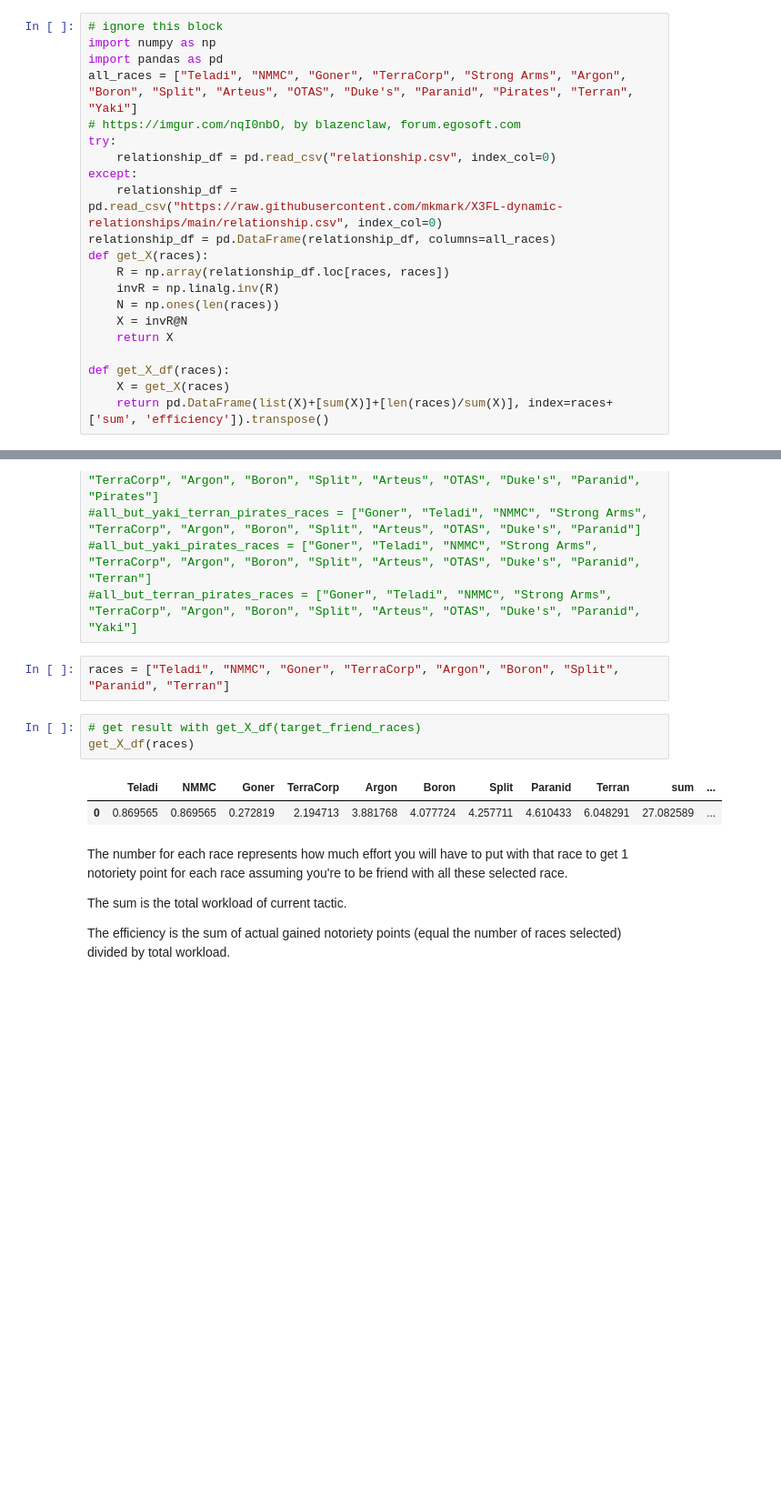
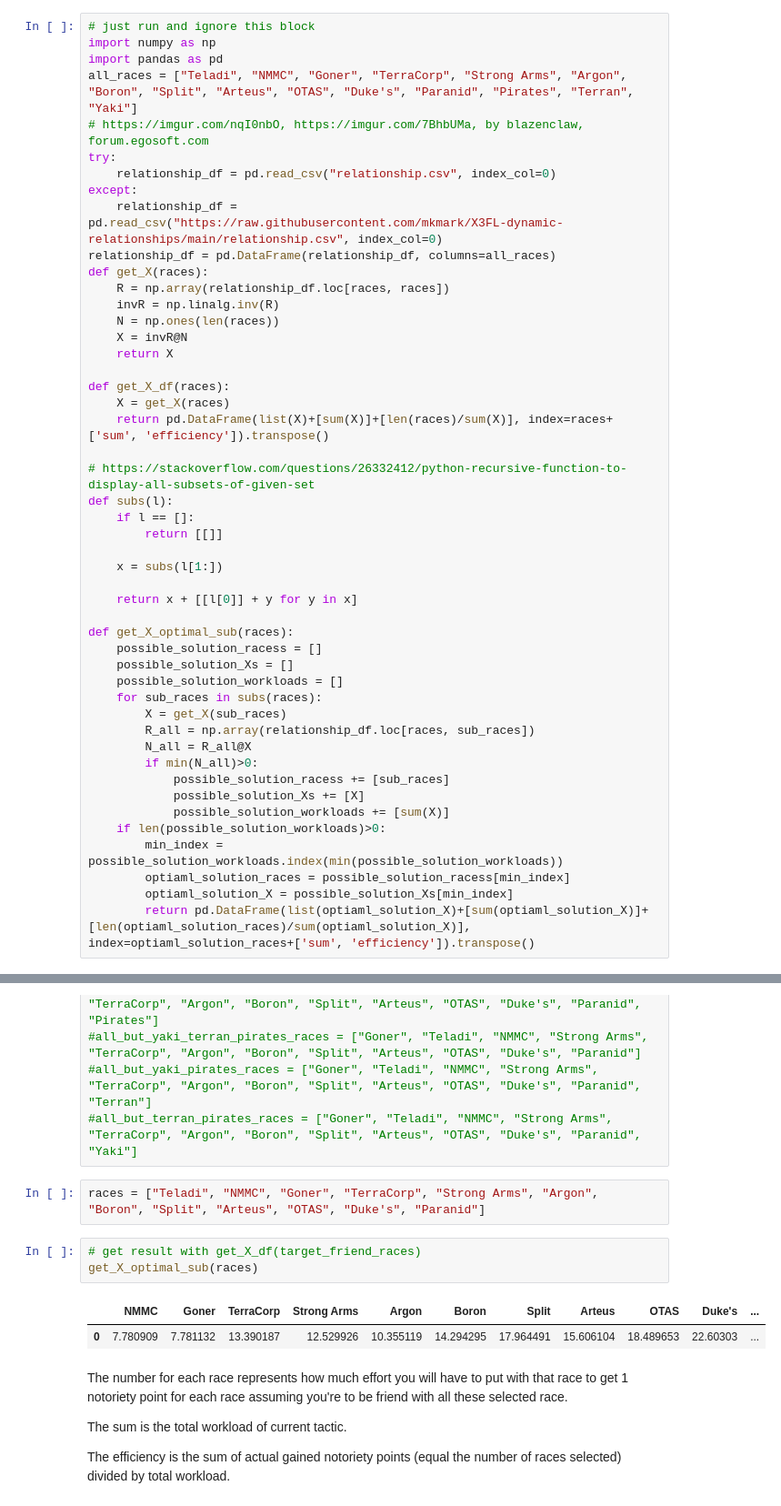
Before and after one commit to mkmark/X3FL-dynamic-relationships, a Jupyter notebook: X3FL-dynamic-relationships-tool.ipynb, the cells around one changed output, grey strips where cells are left out. Shown: that part at 91% size. Saved outputs shown, nothing was run; the diff lists cells and outputs as text; blank space fills up the shorter version.

Commit message:
fix table error, fix algorithm

```diff
--- a/X3FL-dynamic-relationships-tool.ipynb
+++ b/X3FL-dynamic-relationships-tool.ipynb
@@ -1,11 +1,11 @@
 # %% [markdown]
 # X3FL dynamic relationships tool
 # %%
-# ignore this block
+# just run and ignore this block
 import numpy as np
 import pandas as pd
 all_races = ["Teladi", "NMMC", "Goner", "TerraCorp", "Strong Arms", "Argon", "Boron", "Split", "Arteus", "OTAS", "Duke's", "Paranid", "Pirates", "Terran", "Yaki"]
-# https://imgur.com/nqI0nbO, by blazenclaw, forum.egosoft.com
+# https://imgur.com/nqI0nbO, https://imgur.com/7BhbUMa, by blazenclaw, forum.egosoft.com
 try:
     relationship_df = pd.read_csv("relationship.csv", index_col=0)
 except:
@@ -21,6 +21,33 @@ def get_X(races):
 def get_X_df(races):
     X = get_X(races)
     return pd.DataFrame(list(X)+[sum(X)]+[len(races)/sum(X)], index=races+['sum', 'efficiency']).transpose()
+
+# https://stackoverflow.com/questions/26332412/python-recursive-function-to-display-all-subsets-of-given-set
+def subs(l):
+    if l == []:
+        return [[]]
+
+    x = subs(l[1:])
+
+    return x + [[l[0]] + y for y in x]
+
+def get_X_optimal_sub(races):
+    possible_solution_racess = []
+    possible_solution_Xs = []
+    possible_solution_workloads = []
+    for sub_races in subs(races):
+        X = get_X(sub_races)
+        R_all = np.array(relationship_df.loc[races, sub_races])
+        N_all = R_all@X
+        if min(N_all)>0:
+            possible_solution_racess += [sub_races]
+            possible_solution_Xs += [X]
+            possible_solution_workloads += [sum(X)]
+    if len(possible_solution_workloads)>0:
+        min_index = possible_solution_workloads.index(min(possible_solution_workloads))
+        optiaml_solution_races = possible_solution_racess[min_index]
+        optiaml_solution_X = possible_solution_Xs[min_index]
+        return pd.DataFrame(list(optiaml_solution_X)+[sum(optiaml_solution_X)]+[len(optiaml_solution_races)/sum(optiaml_solution_X)], index=optiaml_solution_races+['sum', 'efficiency']).transpose()
 # %%
 # define target friend races as the following examples
 #commonwealth_races = ["Teladi", "Argon", "Boron", "Split", "Paranid"]
@@ -31,13 +58,13 @@ def get_X_df(races):
 #all_but_yaki_pirates_races = ["Goner", "Teladi", "NMMC", "Strong Arms", "TerraCorp", "Argon", "Boron", "Split", "Arteus", "OTAS", "Duke's", "Paranid", "Terran"]
 #all_but_terran_pirates_races = ["Goner", "Teladi", "NMMC", "Strong Arms", "TerraCorp", "Argon", "Boron", "Split", "Arteus", "OTAS", "Duke's", "Paranid", "Yaki"]
 # %%
-races = ["Teladi", "NMMC", "Goner", "TerraCorp", "Argon", "Boron", "Split", "Paranid", "Terran"]
+races = ["Teladi", "NMMC", "Goner", "TerraCorp", "Strong Arms", "Argon", "Boron", "Split", "Arteus", "OTAS", "Duke's", "Paranid"]
 # %%
 # get result with get_X_df(target_friend_races)
-get_X_df(races)
+get_X_optimal_sub(races)
 # %% [output]
-|  | Teladi | NMMC | Goner | TerraCorp | Argon | Boron | Split | Paranid | Terran | sum | ... |
-| 0 | 0.869565 | 0.869565 | 0.272819 | 2.194713 | 3.881768 | 4.077724 | 4.257711 | 4.610433 | 6.048291 | 27.082589 | ... |
+|  | NMMC | Goner | TerraCorp | Strong Arms | Argon | Boron | Split | Arteus | OTAS | Duke's | ... |
+| 0 | 7.780909 | 7.781132 | 13.390187 | 12.529926 | 10.355119 | 14.294295 | 17.964491 | 15.606104 | 18.489653 | 22.60303 | ... |
 # %% [markdown]
 The number for each race represents how much effort you will have to put with that race to get 1 notoriety point for each race assuming you're to be friend with all these selected race.
 
```
Also changed, not shown: 3 other files.
